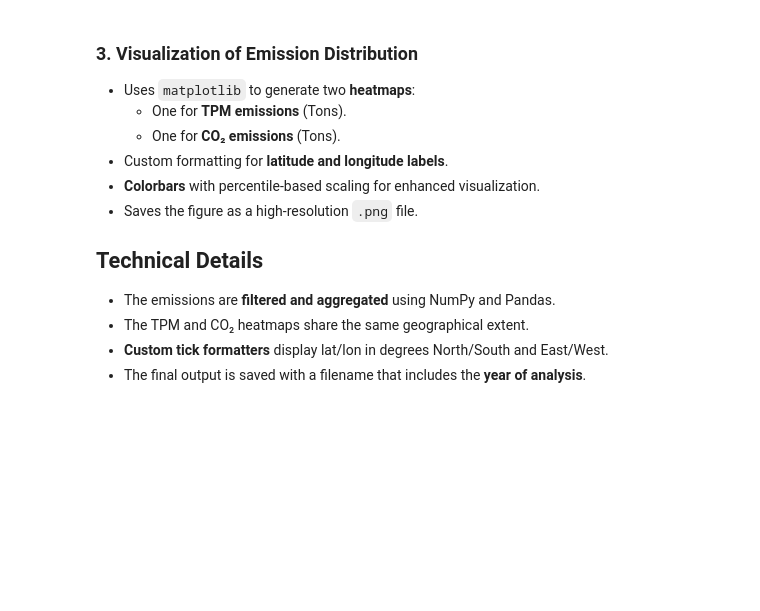
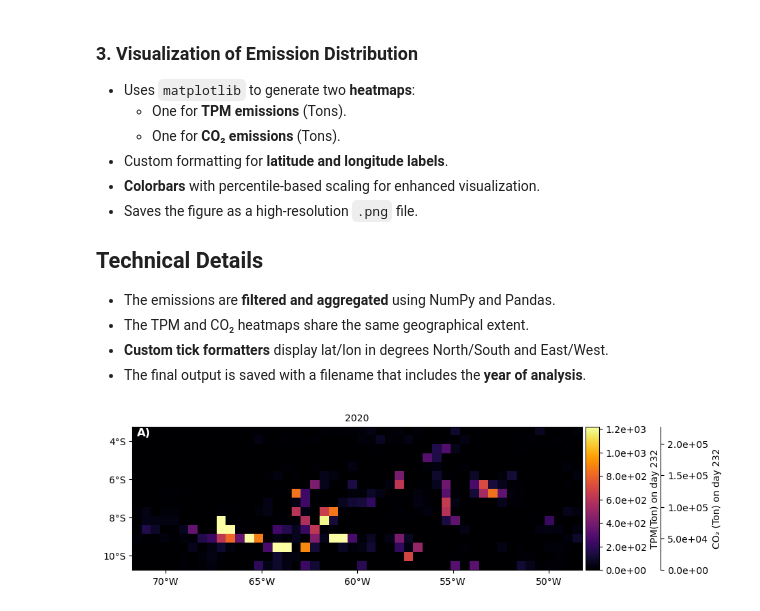
Before and after one commit to thiago-vg/GOES-Fire-Inventory, a Jupyter notebook: Scripts/Emission_distribuition_mapping.ipynb, the cells around one changed output. Saved outputs shown, nothing was run; the diff lists cells and outputs as text; code cells hidden in the pictures; blank space fills up the shorter version.

Commit message:
More auxiliary data and changes in scripts to show plots

```diff
--- a/Scripts/Emission_distribuition_mapping.ipynb
+++ b/Scripts/Emission_distribuition_mapping.ipynb
@@ -44,7 +44,7 @@ import cartopy.crs as ccrs
 import matplotlib.ticker as mticker
 # %%
 # Define the directory containing the processed emission data files
-datadir = '../Emission_processed_data'
+datadir = '/home/jovyan/Article_review/Emission_processed_data'
 
 # Define the year to process
 Year = 2020
@@ -133,5 +130,5 @@ day_emission_max
 # %%
-dia_emissao_max = TPM_daily_emission(emission_data,'TPM_emission_distribuition_amazon_definitive_box_'+str(Year))
+day_emission_max = TPM_daily_emission(emission_data,'TPM_emission_distribuition_amazon_definitive_box_'+str(Year))
 filename = 'TPM_and_C02_emission_mapping_amazon_definitive_box_'+str(Year)+'_total'
 #day_emission_max = 247
 #Function to plot the daily(max emission day) emission of TPM and CO2 on a grid
@@ -192,43 +189,48 @@ def format_longitude(x, _):
     return f"{abs(x):.0f}°{direction}"
 # %%
 # Create figure and axes
-fig, axes = plt.subplots(1, 2, figsize=(14, 5), constrained_layout=True)
+fig, ax = plt.subplots(figsize=(10, 3))
 
 # Define plot extent
 extent = [np.min(lons), np.max(lons), np.min(lats), np.max(lats)]
 
 # Compute percentile-based min/max for better visualization
 vmin_tpm, vmax_tpm = np.percentile(matrix_TPM, [30, 99])
 vmin_co2, vmax_co2 = np.percentile(matrix_CO2, [30, 99])
 
-# TPM Plot
-im1 = axes[0].imshow(matrix_TPM, cmap='inferno', extent=extent, vmin=vmin_tpm, vmax=vmax_tpm)
-axes[0].set_title(f"TPM Emission (Ton) - Day {day_emission_max}", fontsize=12)
-
-# CO2 Plot
-im2 = axes[1].imshow(matrix_CO2, cmap='inferno', extent=extent, vmin=vmin_co2, vmax=vmax_co2)
-axes[1].set_title(f"CO₂ Emission (Ton) - Day {day_emission_max}", fontsize=12)
+# TPM and CO2 Plot
+im = ax.imshow(matrix_TPM, cmap='inferno', extent=extent,vmin=vmin_tpm,vmax=vmax_tpm)
+im2 = ax.imshow(matrix_CO2, cmap='inferno', extent=extent,vmin=vmin_co2,vmax=vmax_co2)
+ax.set_title(str(Year), fontsize=10)
 
 # Set tick formatters
-for ax in axes:
-    ax.xaxis.set_major_formatter(mticker.FuncFormatter(format_longitude))
-    ax.yaxis.set_major_formatter(mticker.FuncFormatter(format_latitude))
+ax.xaxis.set_major_formatter(mticker.FuncFormatter(format_longitude))
+ax.yaxis.set_major_formatter(mticker.FuncFormatter(format_latitude))
 
-    # Bold annotation in upper-left corner
-    ax.text(0.02, 0.98, 'A)', transform=ax.transAxes, fontsize=14, fontweight='bold',
-            color='white', ha='left', va='top', bbox=dict(facecolor='black', alpha=0.5, edgecolor='none'))
+# Bold annotation in upper-left corner
+ax.text(
+    0.01, 0.99,               # Coordinates (relative to axes: 0=left/bottom, 1=right/top)
+    'A)',        # Text content
+    transform=ax.transAxes,   # Use axes-relative coordinates
+    fontsize=12,              # Font size
+    fontweight='bold',
+    color = 'white', # Bold text
+    ha='left',                # Horizontal alignment
+    va='top',                 # Vertical alignment
+)
 
 # Create colorbars
-divider1 = make_axes_locatable(axes[0])
-cax1 = divider1.append_axes("right", size="3%", pad=0.05)
-cb1 = plt.colorbar(im1, cax=cax1, format='%.1e')
-cb1.set_label("TPM (Ton)", fontsize=10)
+divider = make_axes_locatable(ax)
+cax1 = divider.append_axes("right", size="3%", pad=0.05)
+cb1 = plt.colorbar(im, cax=cax1, format='%.1e')
+cb1.set_label("TPM(Ton) on day {:.0f}".format(day_emission_max), fontsize=10)
 
-divider2 = make_axes_locatable(axes[1])
-cax2 = divider2.append_axes("right", size="3%", pad=0.05)
+cax2 = divider.append_axes("right", size="0.05%", pad=0.90)
 cb2 = plt.colorbar(im2, cax=cax2, format='%.1e')
-cb2.set_label("CO₂ (Ton)", fontsize=10)
+cb2.set_label("CO₂ (Ton) on day {:.0f}".format(day_emission_max), fontsize=10)
 
 # Save figure
-plt.savefig(filename + '.png', dpi=300)
+#plt.savefig(filename + '.png', dpi=300)
 plt.show()
+# %% [output]
+[figure, added]
```
Also changed, not shown: parts of 1 cell of this notebook, 2 other files.
